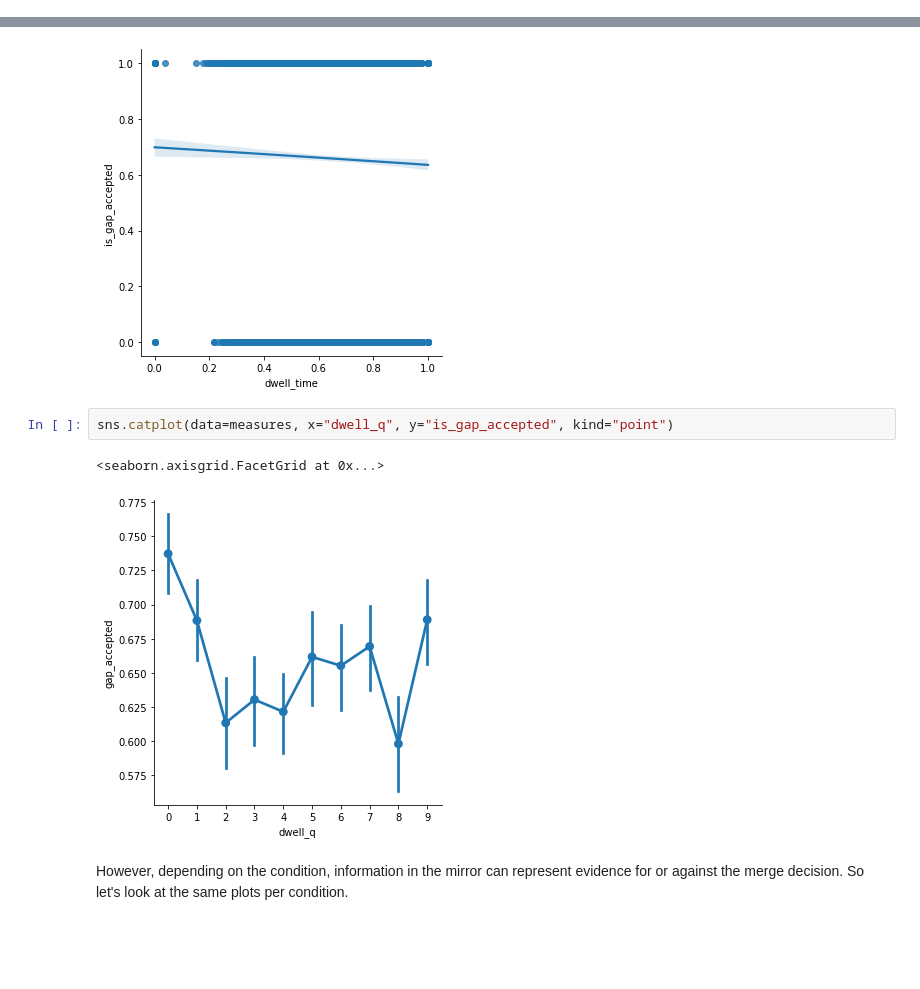
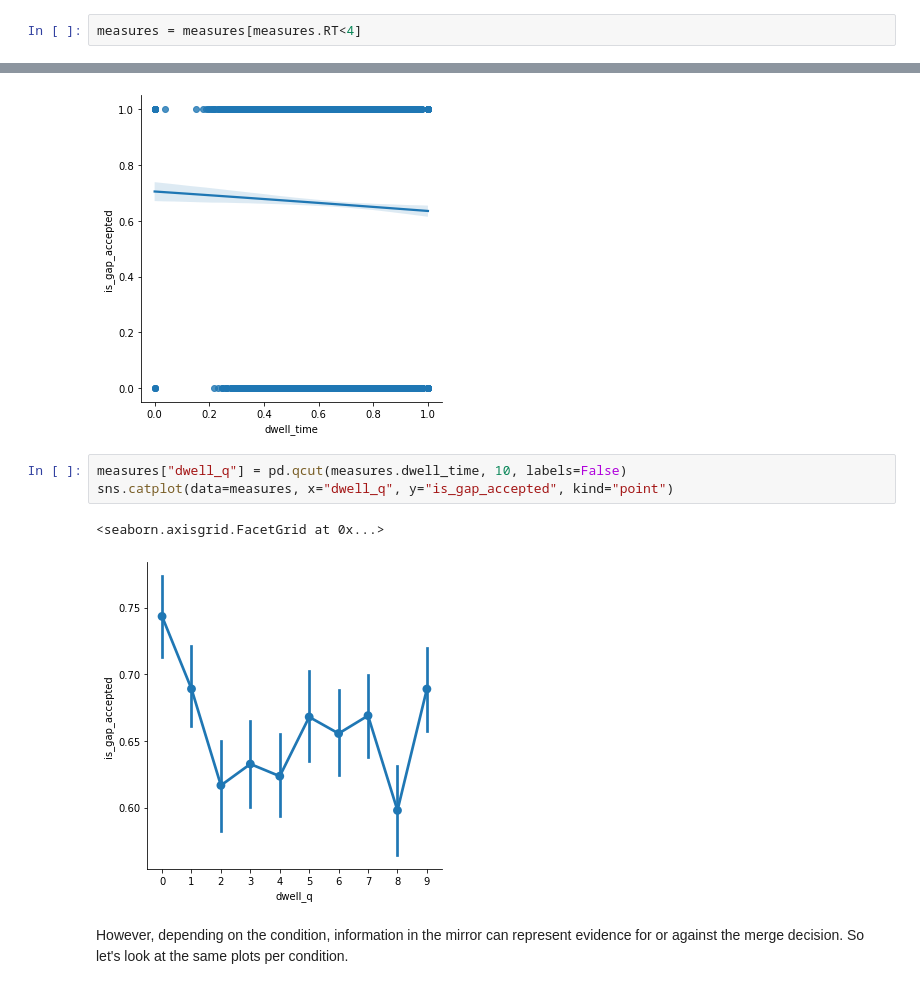
Before and after one commit to cherepaha/merging_eye_tracking, a Jupyter notebook: 01_exploratory_analysis.ipynb, the cells around one changed output, grey strips where cells are left out. Cells and saved outputs as stored; diff of their text form; blank space fills up the shorter version.

```diff
--- a/01_exploratory_analysis.ipynb
+++ b/01_exploratory_analysis.ipynb
@@ -36,3 +40,5 @@ measures.RT.hist()
+# %%
+measures = measures[measures.RT<4]
 # %%
 measures.dwell_time.hist()
 # %% [output]
@@ -110,10 +116,11 @@ sns.lmplot(data=measures, x="dwell_time", y="is_gap_accepted", logistic=True)
 <seaborn.axisgrid.FacetGrid at 0x...>
 [figure]
 # %%
+measures["dwell_q"] = pd.qcut(measures.dwell_time, 10, labels=False)
 sns.catplot(data=measures, x="dwell_q", y="is_gap_accepted", kind="point")
 # %% [output]
 <seaborn.axisgrid.FacetGrid at 0x...>
-[figure, old version]
+[figure, new version]
 # %% [markdown]
 However, depending on the condition, information in the mirror can represent evidence for or against the merge decision. So let's look at the same plots per condition.
 # %%
```
Also changed, not shown: parts of 11 cells of this notebook, 2 other files.
